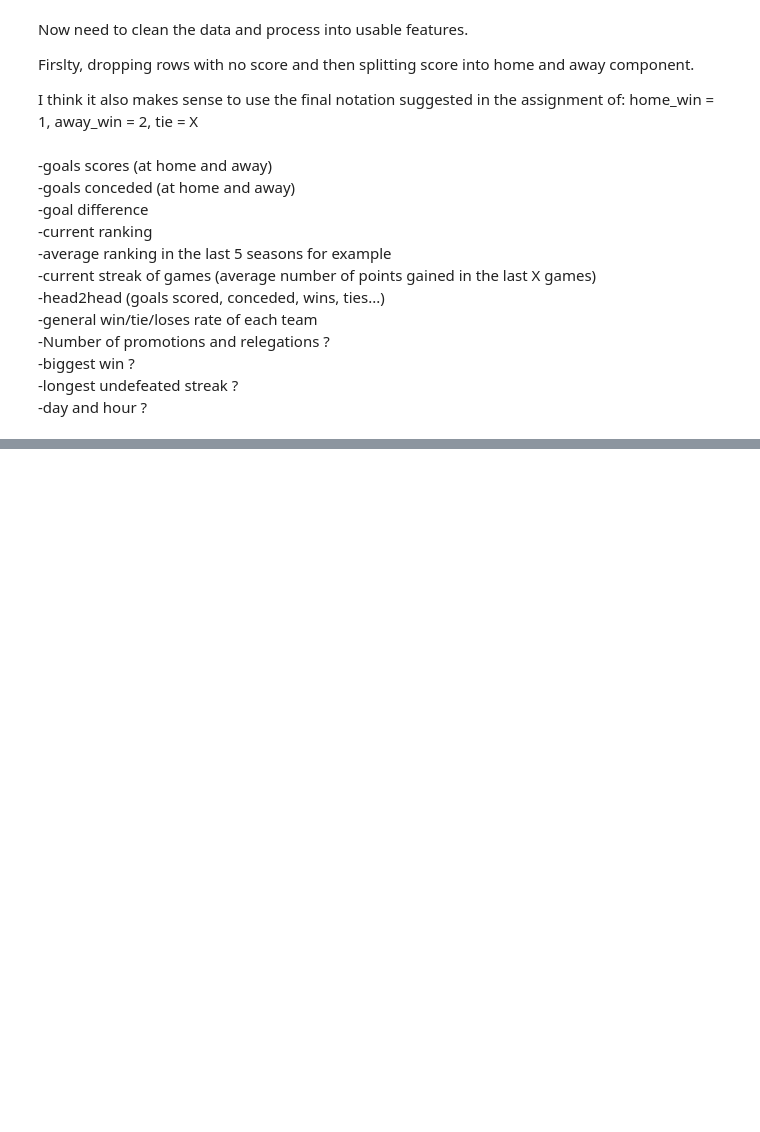
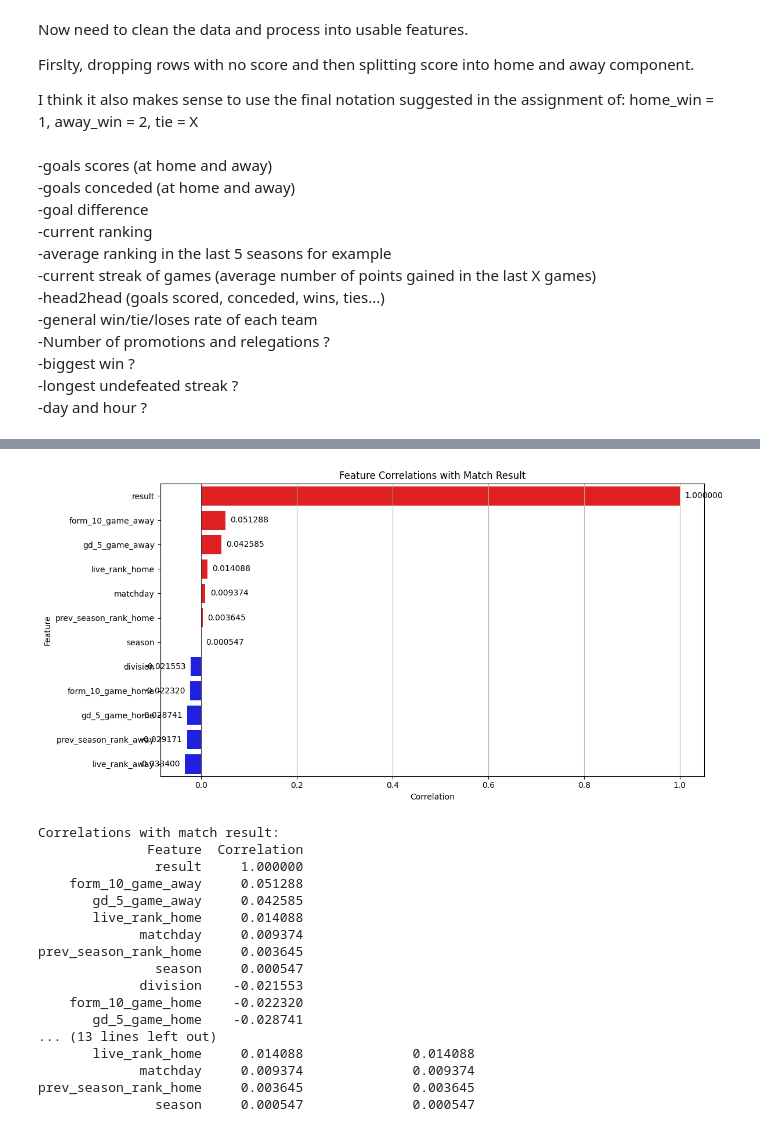
Before and after one commit to ManuIluro22/LaLiga, a Jupyter notebook: analysis/harry_misc.ipynb, the cells around one changed output, grey strips where cells are left out. Saved outputs shown, nothing was run; the diff lists cells and outputs as text; code cells hidden in the pictures; blank space fills up the shorter version.

```diff
--- a/analysis/harry_misc.ipynb
+++ b/analysis/harry_misc.ipynb
@@ -18,11 +23,15 @@ from sklearn.ensemble import RandomForestClassifier
 from sklearn.metrics import classification_report, confusion_matrix, roc_curve, auc
 
 
-db_path = r"C:\Users\Harry Hall\OneDrive - UNSW\Desktop\MASTERS\S1\Research & Innovation\laliga.sqlite"
-conn = sqlite3.connect(db_path)
+# Imports / Data etc
+!wget -q https://github.com/tinchit0/la-quiniela/raw/refs/heads/main/laliga.sqlite -O laliga.db
+warnings.filterwarnings("ignore")
+
+conn = sqlite3.connect('laliga.db')
 df = pd.read_sql_query("SELECT * FROM Matches", conn)
-conn.close()
+df = df.dropna(axis = 'index' , how = 'all')
 display(df.head())
 
+# Close the connection when done
 conn.close()
 # %% [output]
@@ -35,6 +49,7 @@ Firslty, dropping rows with no score and then splitting score into home and away
 I think it also makes sense to use the final notation suggested in the assignment of: home_win = 1, away_win = 2, tie = X
 # %%
 df = df.dropna(axis = 'index' , how = 'any', subset = 'score')
+df['season'] = df['season'].str[:4].astype(int)
 df[['home_score', 'away_score']] = df['score'].str.split(':', expand=True)
 df['home_score'] = pd.to_numeric(df['home_score'])
 df['away_score'] = pd.to_numeric(df['away_score'])
@@ -42,7 +57,7 @@ df = df[(~df['home_score'].isnull()) | (~df['away_score'].isnull())]
 
 df['result'] = df.apply(lambda row: '1' if row['home_score'] > row['away_score']
                                         else '2' if row['home_score'] < row['away_score']
-                                        else 'X', axis=1)
+                                        else '0', axis=1)
 # %% [markdown]
 -goals scores (at home and away)
 -goals conceded (at home and away)
@@ -186,7 +214,7 @@ def assign_prev_season_rank(df, prev_season_ranks):
         home_team = row['home_team']
         away_team = row['away_team']
 
-        prev_season_year = str(int(current_season.split('-')[0]) - 1) + '-' + str(int(current_season.split('-')[1]) - 1)
+        prev_season_year = current_season - 1
 
         df.at[i, 'prev_season_rank_home'] = prev_season_ranks.get((prev_season_year, home_team), None)
         df.at[i, 'prev_season_rank_away'] = prev_season_ranks.get((prev_season_year, away_team), None)
@@ -229,0 +280,63 @@ TypeError: corr() got an unexpected keyword argument 'numeric_only'
+# %%
+cols_to_drop = ['date', 'time', 'score','home_score','away_score', 'home_team', 'away_team']
+X = df.drop(columns=cols_to_drop)
+X['result'] = pd.to_numeric(X['result'])
+
+# Calculate correlations with result
+correlations = X.corr()['result'].sort_values(ascending=False)
+
+# Create a DataFrame for visualization
+corr_df = pd.DataFrame({'Feature': correlations.index,
+                       'Correlation': correlations.values})
+
+# Plot using seaborn
+plt.figure(figsize=(12, 6))
+sns.barplot(data=corr_df,
+            y='Feature',
+            x='Correlation',
+            palette=['red' if x > 0 else 'blue' for x in corr_df['Correlation']])
+
+plt.title('Feature Correlations with Match Result')
+plt.axvline(x=0, color='black', linestyle='-', linewidth=0.5)
+plt.grid(True, axis='x')
+
+# Add correlation values on the bars
+for i, v in enumerate(corr_df['Correlation']):
+    plt.text(v + (0.01 if v >= 0 else -0.01),
+             i,
+             f'{v:.6f}',
+             va='center',
+             ha='left' if v >= 0 else 'right')
+
+plt.tight_layout()
+plt.show()
+
+# Print correlations in order
+print("\nCorrelations with match result:")
+print(corr_df.to_string(index=False))
+
+# Optional: Calculate feature importance using absolute values
+print("\nFeature importance (by absolute correlation):")
+importance_df = corr_df.copy()
+importance_df['Absolute Correlation'] = abs(importance_df['Correlation'])
+importance_df = importance_df.sort_values('Absolute Correlation', ascending=False)
+print(importance_df.to_string(index=False))
+# %% [output]
+[figure, added]
+Correlations with match result:
+              Feature  Correlation
+               result     1.000000
+    form_10_game_away     0.051288
+       gd_5_game_away     0.042585
+       live_rank_home     0.014088
+             matchday     0.009374
+prev_season_rank_home     0.003645
+               season     0.000547
+             division    -0.021553
+    form_10_game_home    -0.022320
+       gd_5_game_home    -0.028741
+... (13 lines left out)
+       live_rank_home     0.014088              0.014088
+             matchday     0.009374              0.009374
+prev_season_rank_home     0.003645              0.003645
+               season     0.000547              0.000547
```
Also changed, not shown: parts of 14 cells of this notebook.
